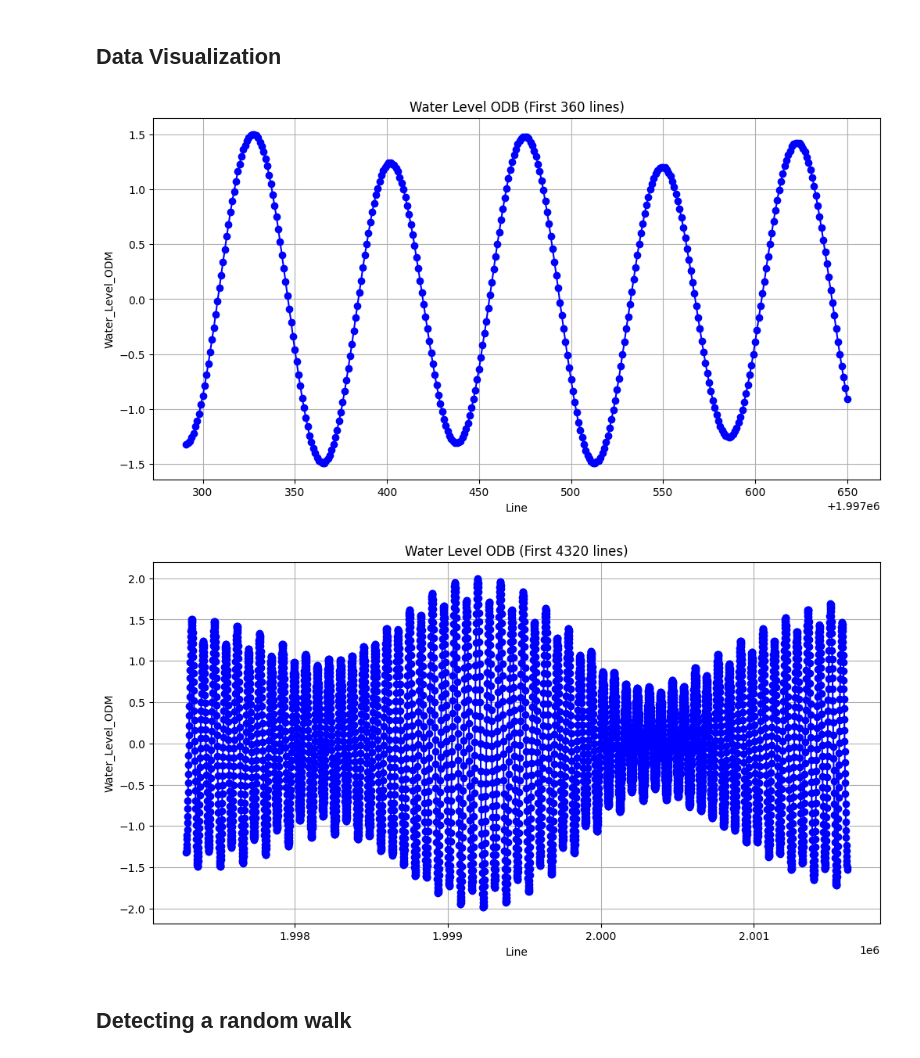
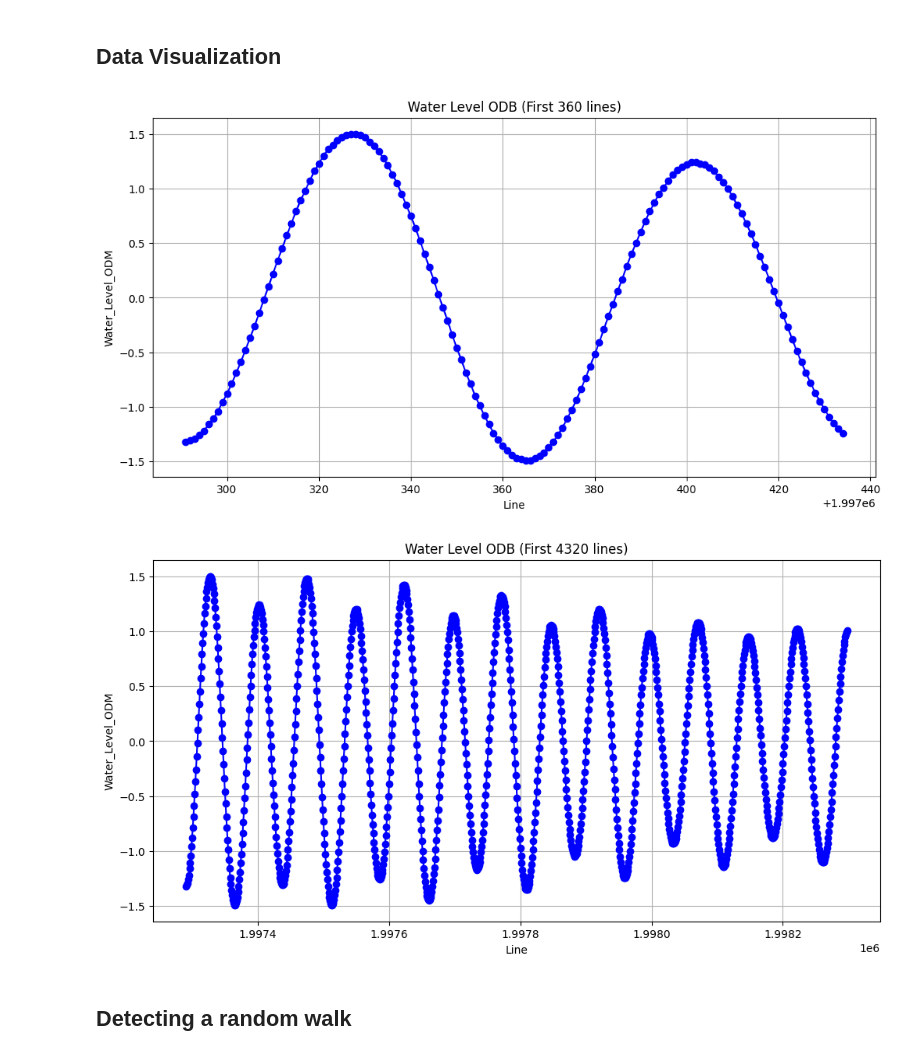
Before and after one commit to mariaviv27/Machine-Learning-Avanzado, a Jupyter notebook: Entrega 2 - Time Series/Random Walk Check.ipynb, the cells around one changed output. Cells and saved outputs as stored; diff of their text form; code cells hidden in the pictures.

```diff
--- a/Entrega 2 - Time Series/Random Walk Check.ipynb
+++ b/Entrega 2 - Time Series/Random Walk Check.ipynb
@@ -107,9 +108,10 @@ data_located = data[data['stationID'] == 'Dingle_Harbour_MODELLED']
 # %% [markdown]
 ## Data Visualization
 # %%
-primeras_100 = data_located.head(360)
+primeras_100 = data_located.head(144)
 
-# This is the water lever over an hour, we can see it seems to follow a patern
+# This is the water lever over a day, we can see it seems to follow a patern
+# This shows perfectly that in a day there are 2 high tides and 2 low tides
 plt.figure(figsize=(12, 6))
 plt.plot(primeras_100['Water_Level_ODM'], marker='o', linestyle='-', color='blue')
 plt.title('Water Level ODB (First 360 lines)')
@@ -118,20 +120,20 @@ plt.ylabel('Water_Level_ODM')
 plt.grid(True)
 plt.show()
 # %% [output]
-[figure, old version]
+[figure, new version]
 # %%
-primeras_100 = data_located.head(4320)
+primeras_100 = data_located.head(1008)
 
-# This shows the water level for 12 hours, and again it seems to follow a pattern
+# This shows the water level for 1 week, and again it seems to follow a pattern
 plt.figure(figsize=(12, 6))
 plt.plot(primeras_100['Water_Level_ODM'], marker='o', linestyle='-', color='blue')
 plt.title('Water Level ODB (First 4320 lines)')
 plt.xlabel('Line')
 plt.ylabel('Water_Level_ODM')
 plt.grid(True)
 plt.show()
 # %% [output]
-[figure, old version]
+[figure, new version]
 # %% [markdown]
 ## Detecting a random walk
 # %%
```
Also changed, not shown: parts of 3 cells of this notebook.
